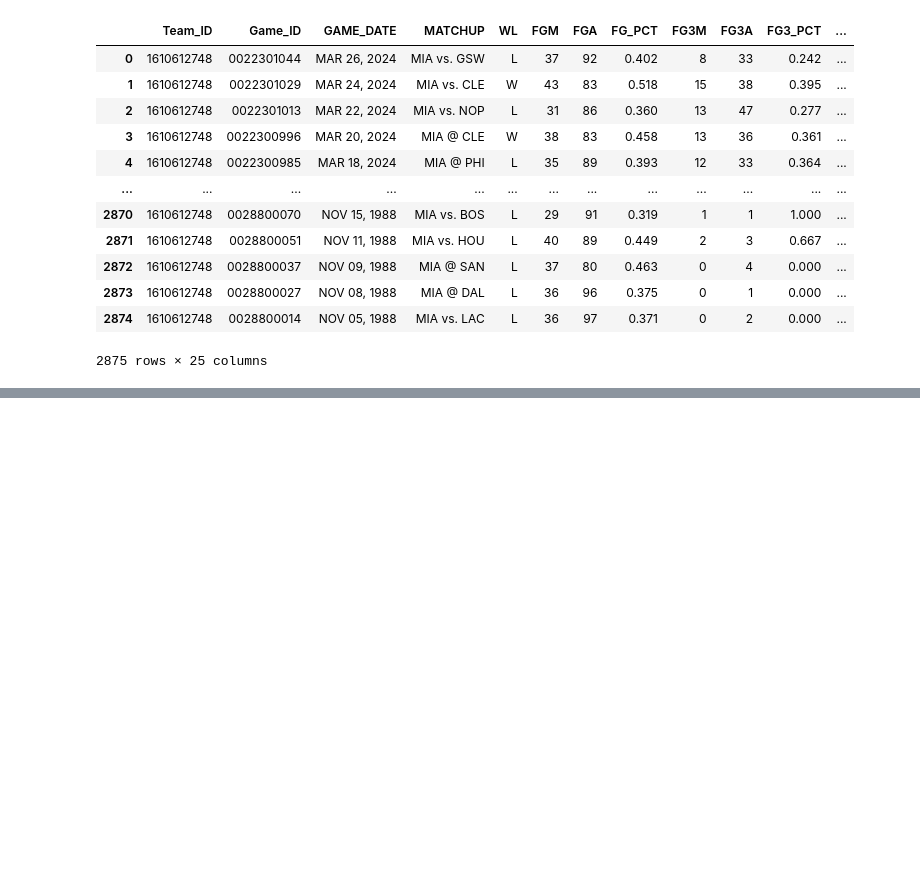
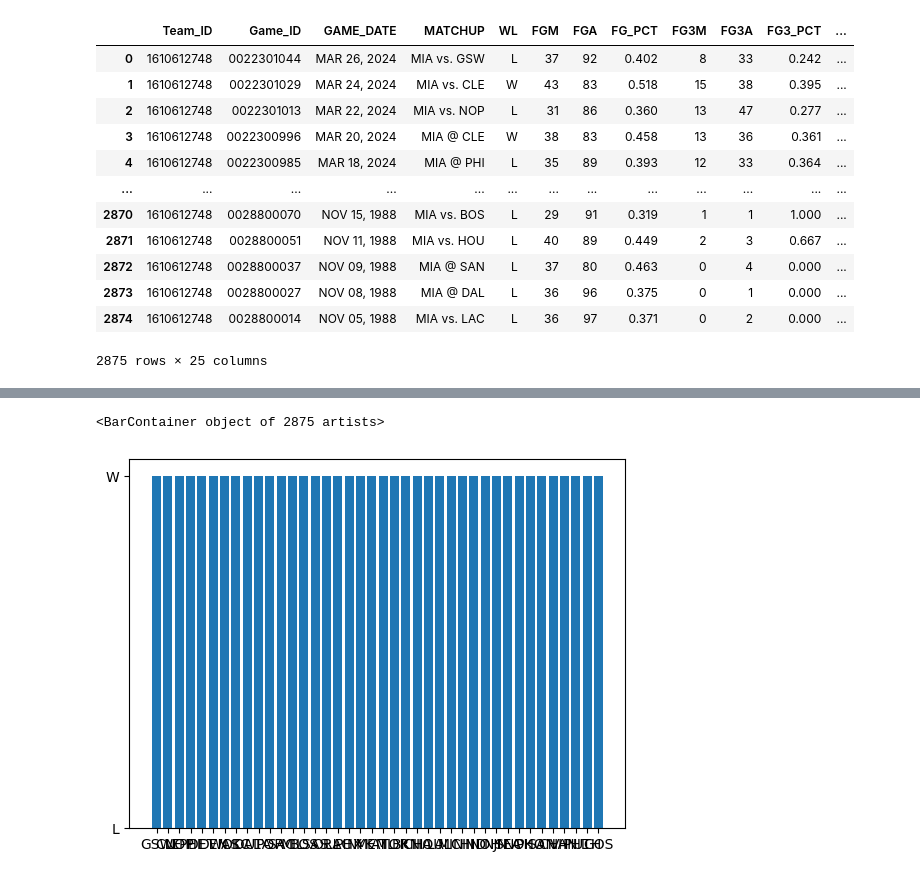
Before and after one commit to cbxiii/nba_team_analysis, a Jupyter notebook: analysis.ipynb, the cells around one changed output, grey strips where cells are left out. Cells and saved outputs as stored; diff of their text form; code cells hidden in the pictures; blank space fills up the shorter version.

```diff
--- a/analysis.ipynb
+++ b/analysis.ipynb
@@ -253,0 +247,5 @@ df
+# %%
+plt.bar(df['OPP'], df['WL'])
+# %% [output]
+<BarContainer object of 2875 artists>
+[figure, added]
```
Also changed, not shown: parts of 6 cells of this notebook.
